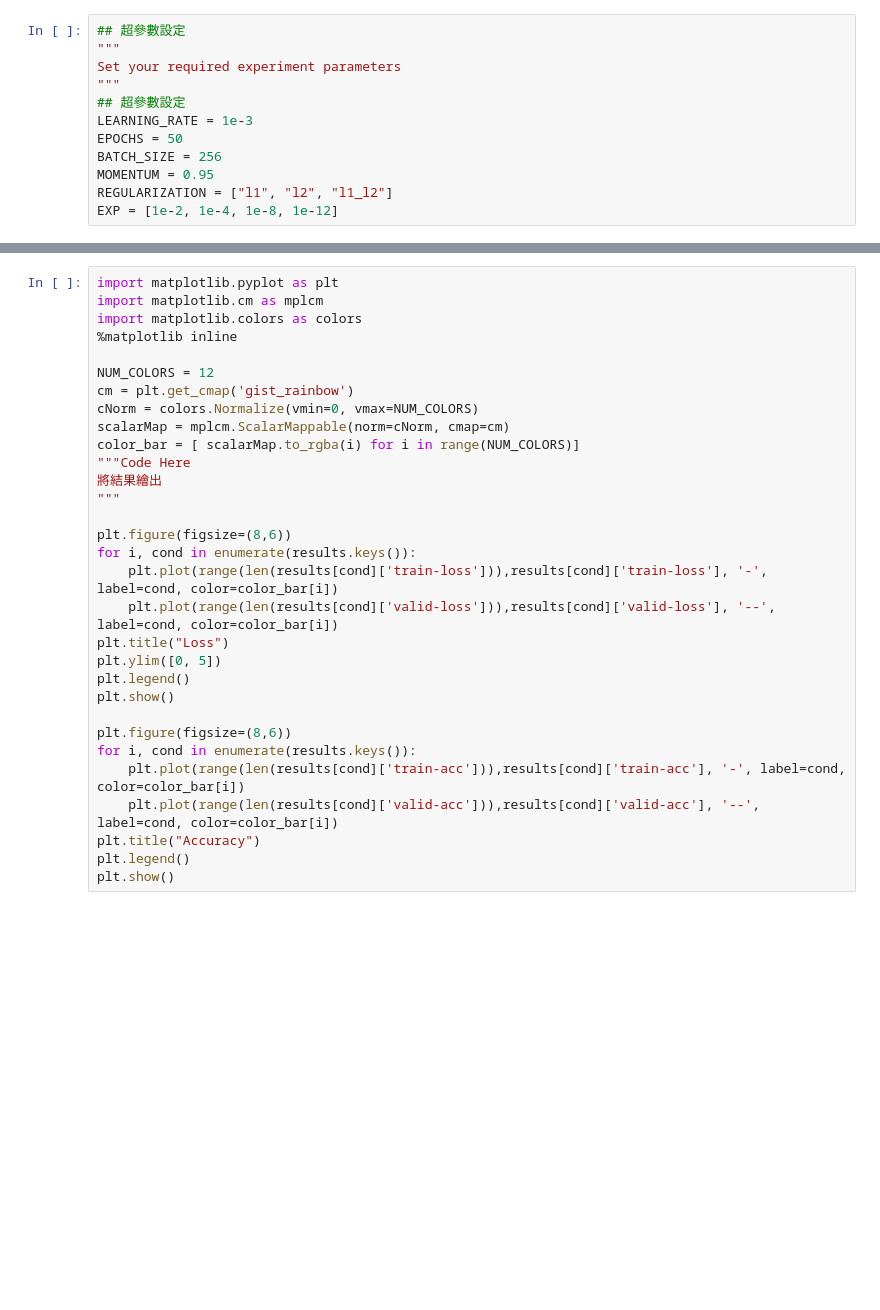
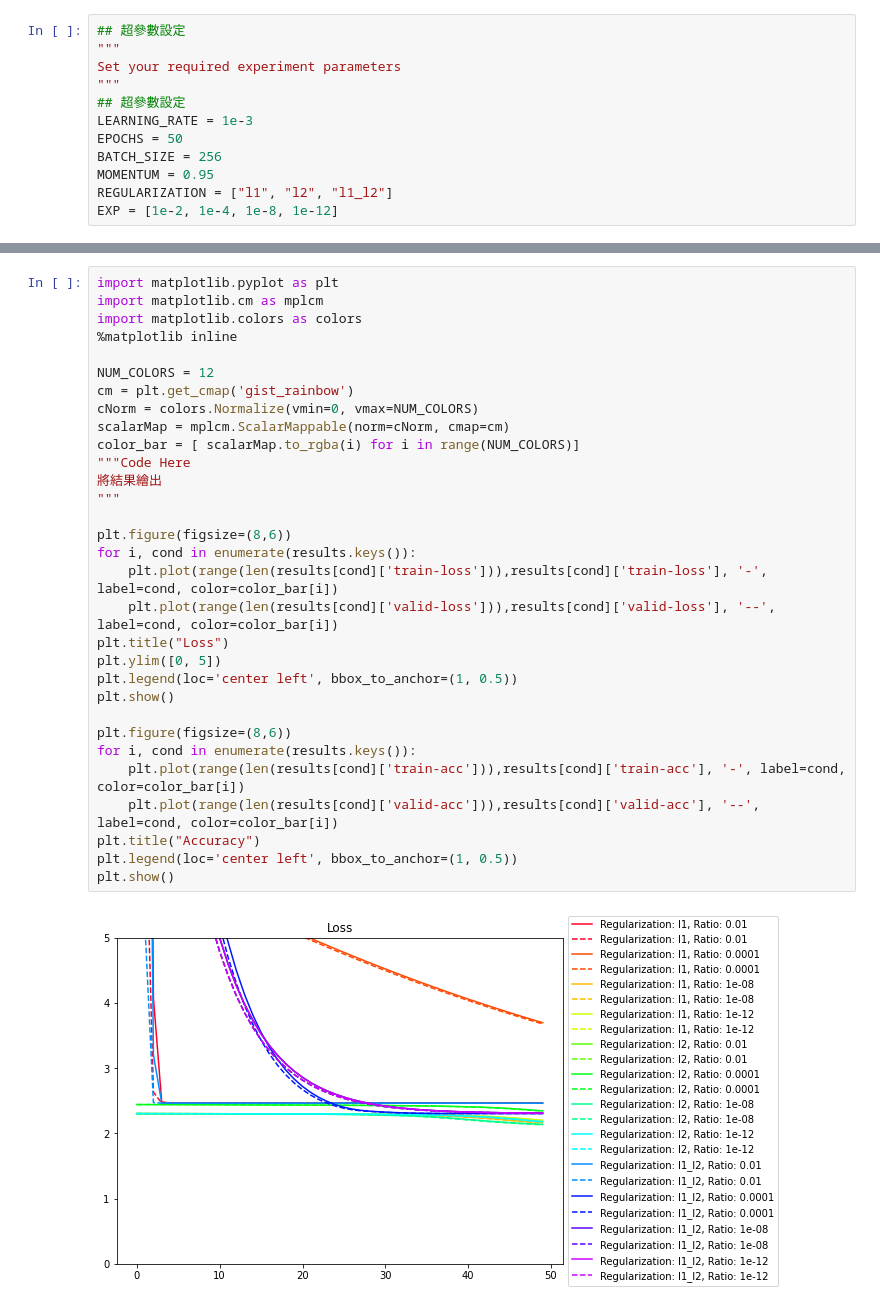
Before and after one commit to juliuschou/cupoyMarathon2021, a Jupyter notebook: Day_081_Regularization_作業_HW.ipynb, the cells around one changed output, grey strips where cells are left out. Cells and saved outputs as stored; diff of their text form; blank space fills up the shorter version.

```diff
--- a/Day_081_Regularization_作業_HW.ipynb
+++ b/Day_081_Regularization_作業_HW.ipynb
@@ -253,31 +253,33 @@ Epoch 50/50
 # %%
 import matplotlib.pyplot as plt
 import matplotlib.cm as mplcm
 import matplotlib.colors as colors
 %matplotlib inline
 
 NUM_COLORS = 12
 cm = plt.get_cmap('gist_rainbow')
 cNorm = colors.Normalize(vmin=0, vmax=NUM_COLORS)
 scalarMap = mplcm.ScalarMappable(norm=cNorm, cmap=cm)
 color_bar = [ scalarMap.to_rgba(i) for i in range(NUM_COLORS)]
 """Code Here
 將結果繪出
 """
 
 plt.figure(figsize=(8,6))
 for i, cond in enumerate(results.keys()):
     plt.plot(range(len(results[cond]['train-loss'])),results[cond]['train-loss'], '-', label=cond, color=color_bar[i])
     plt.plot(range(len(results[cond]['valid-loss'])),results[cond]['valid-loss'], '--', label=cond, color=color_bar[i])
 plt.title("Loss")
 plt.ylim([0, 5])
-plt.legend()
+plt.legend(loc='center left', bbox_to_anchor=(1, 0.5))
 plt.show()
 
 plt.figure(figsize=(8,6))
 for i, cond in enumerate(results.keys()):
     plt.plot(range(len(results[cond]['train-acc'])),results[cond]['train-acc'], '-', label=cond, color=color_bar[i])
     plt.plot(range(len(results[cond]['valid-acc'])),results[cond]['valid-acc'], '--', label=cond, color=color_bar[i])
 plt.title("Accuracy")
-plt.legend()
+plt.legend(loc='center left', bbox_to_anchor=(1, 0.5))
 plt.show()
+# %% [output]
+[figure, added]
```
Also changed, not shown: parts of 1 cell of this notebook, 1 other file.
